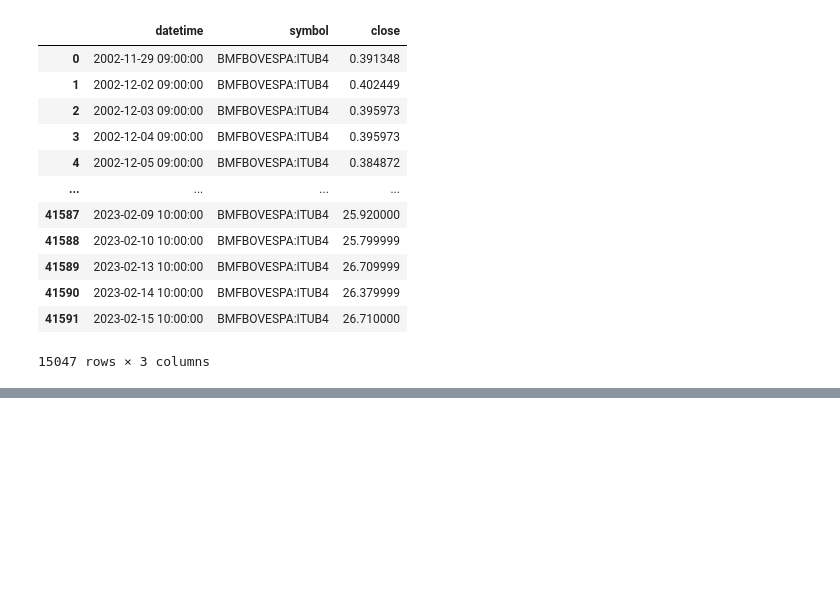
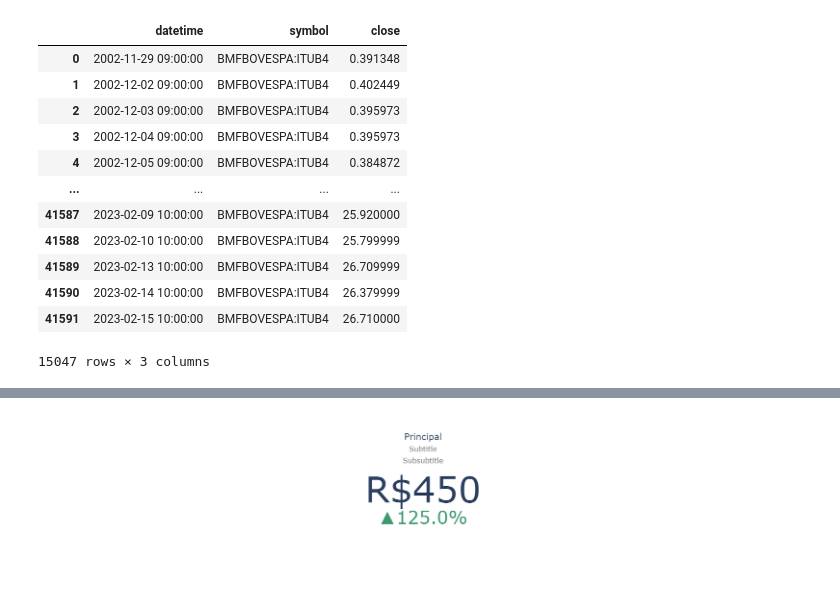
Before and after one commit to mateuskienzle/stocks_monitor, a Jupyter notebook: indicators.ipynb, the cells around one changed output, grey strips where cells are left out. Cells and saved outputs as stored; diff of their text form; code cells hidden in the pictures; blank space fills up the shorter version.

```diff
--- a/indicators.ipynb
+++ b/indicators.ipynb
@@ -56,0 +45,11 @@ df_hist[df_hist.symbol.str.contains('ITUB4')]
+# %%
+fig = go.Figure(go.Indicator(
+        mode = "number+delta",
+        title = {"text": "Principal<br><span style='font-size:0.8em;color:gray'>Subtitle</span><br><span style='font-size:0.8em;color:gray'>Subsubtitle</span>"},
+        value = 450,
+        number = {'prefix': "R$", 'valueformat': '.0f'},
+        delta = {'relative': True, 'valueformat': '.1%', 'reference': 200}
+))
+fig.update_layout
+fig.show()
+# %% [output]
@@ -56,0 +57 @@ df_hist[df_hist.symbol.str.contains('ITUB4')]
+[figure, added]
```
Also changed, not shown: parts of 8 cells of this notebook, 4 other files.
